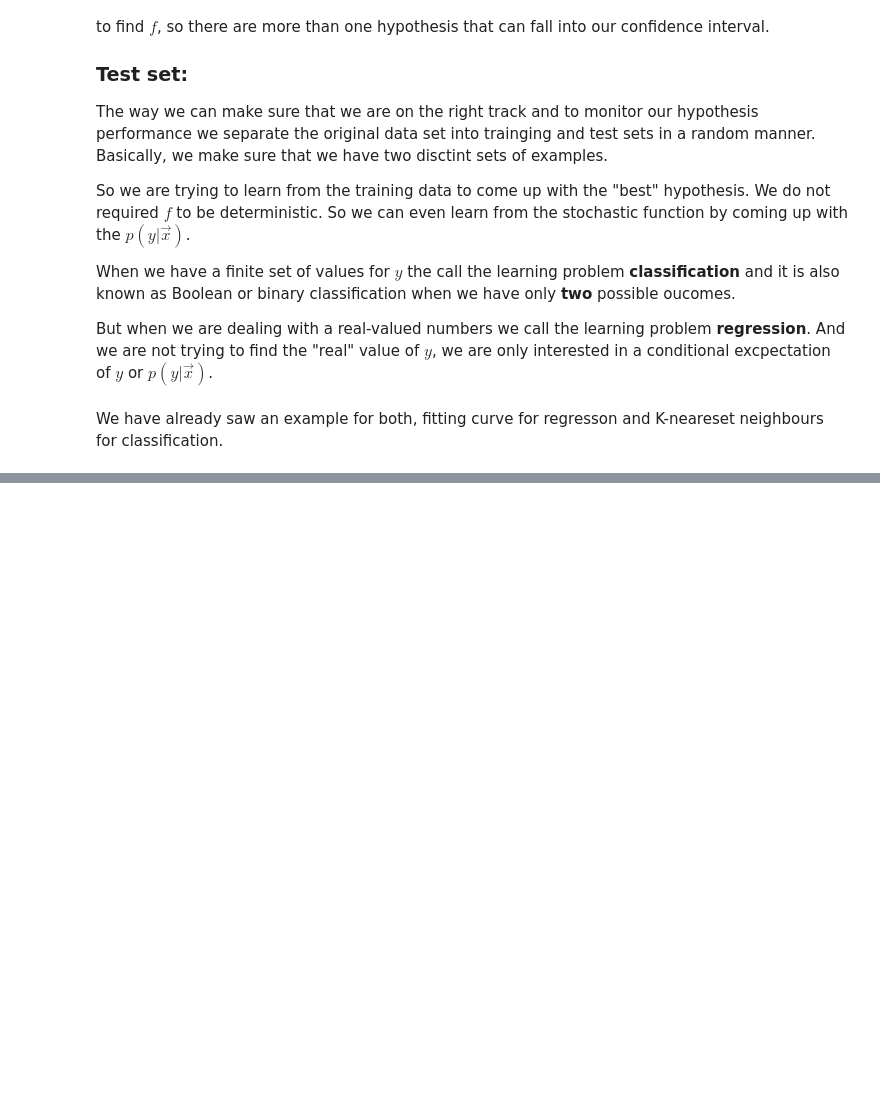
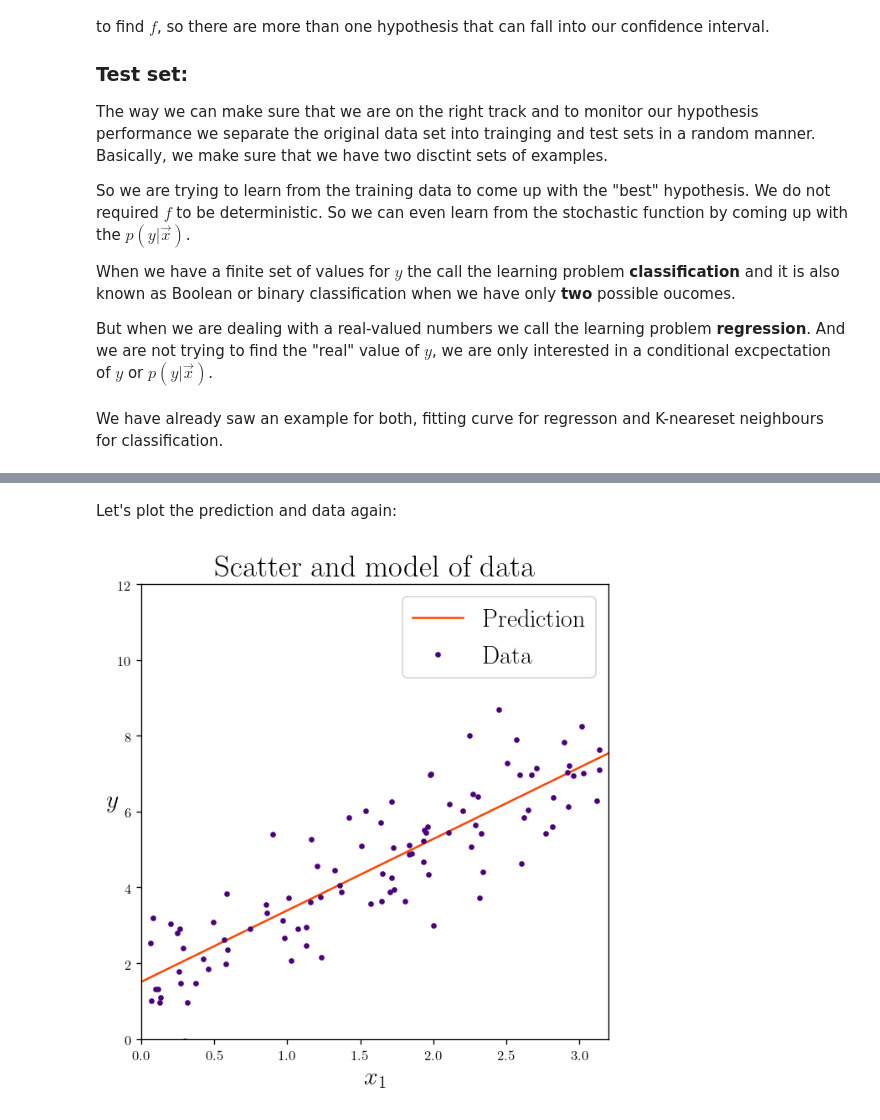
Before and after one commit to abtinshahidi/Foundation_applied_machine_learning, a Jupyter notebook: notebooks/week6/week6.ipynb, the cells around one changed output, grey strips where cells are left out. Cells and saved outputs as stored; diff of their text form; code cells hidden in the pictures; blank space fills up the shorter version.

```diff
--- a/notebooks/week6/week6.ipynb
+++ b/notebooks/week6/week6.ipynb
@@ -245,0 +239,21 @@ plt.show()
+# %% [markdown]
+Let's plot the prediction and data again:
+# %%
+x_span = np.array([0, 3.2])
+X_span = x_span.reshape((len(x_span), 1))
+
+
+plt.plot(x_span, lin_reg.predict(X_span), "-", color="orangered", label="Prediction")
+plt.plot(X, y, ".", color="indigo", label="Data")
+
+plt.title(r"Scatter and model of data")
+plt.xlabel(r"$x_1$")
+plt.ylabel(r"$y$", rotation=0,)
+
+plt.legend(fontsize = 18)
+plt.axis([0, 3.2, 0, 12])
+
+
+plt.show()
+# %% [output]
+[figure, added]
```
Also changed, not shown: parts of 184 cells of this notebook, 3 other files.
